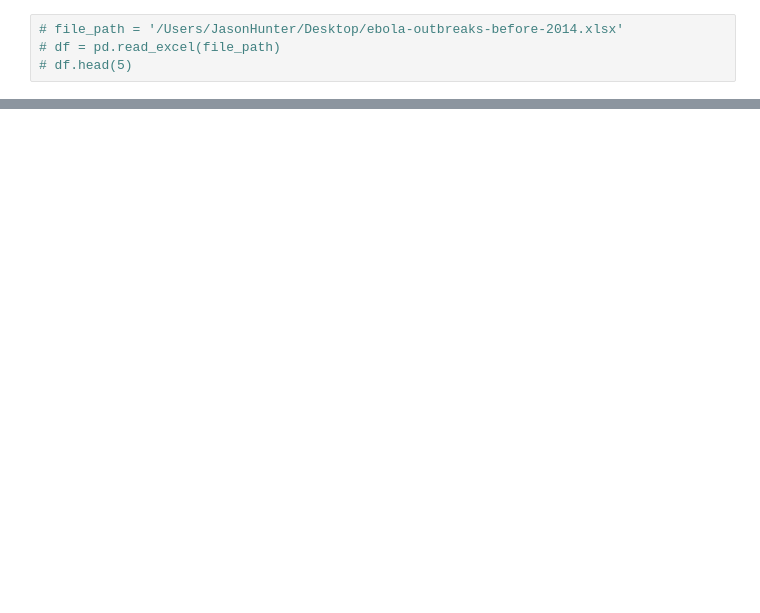
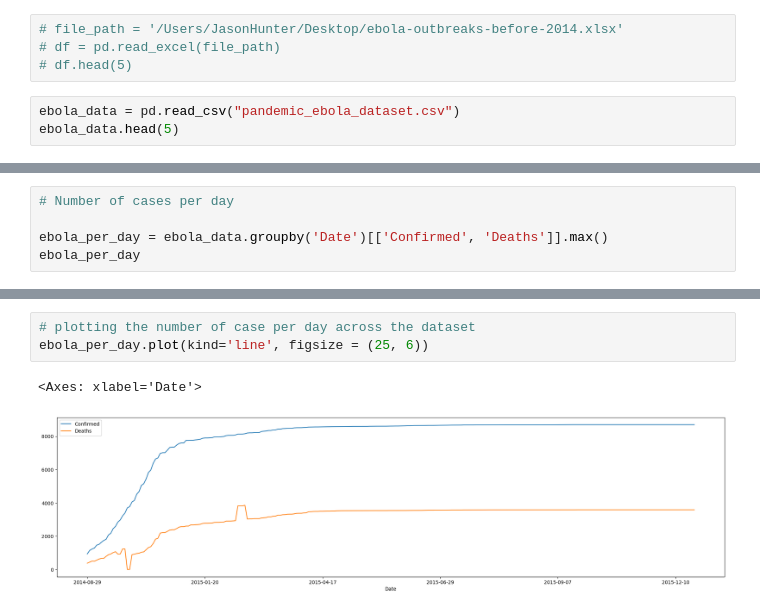
Before and after one commit to JasonHunter95/Ebola-Project, a Jupyter notebook: EbolaModel.ipynb, the cells around one changed output, grey strips where cells are left out. Drawn from its saved outputs; the diff is of its cells as text; blank space fills up the shorter version.

Commit message:
Made lots of changes and did some data analysis

```diff
--- a/EbolaModel.ipynb
+++ b/EbolaModel.ipynb
@@ -114,3 +128,6 @@ m
 # file_path = '/Users/JasonHunter/Desktop/ebola-outbreaks-before-2014.xlsx'
 # df = pd.read_excel(file_path)
 # df.head(5)
+# %%
+ebola_data = pd.read_csv("pandemic_ebola_dataset.csv")
+ebola_data.head(5)
@@ -116,0 +141,5 @@ m
+# %%
+# Number of cases per day
+
+ebola_per_day = ebola_data.groupby('Date')[['Confirmed', 'Deaths']].max()
+ebola_per_day
@@ -116,0 +161,6 @@ m
+# %%
+# plotting the number of case per day across the dataset
+ebola_per_day.plot(kind='line', figsize = (25, 6))
+# %% [output]
+<Axes: xlabel='Date'>
+[figure, added]
```
Also changed, not shown: parts of 13 cells of this notebook, 2 other files.
